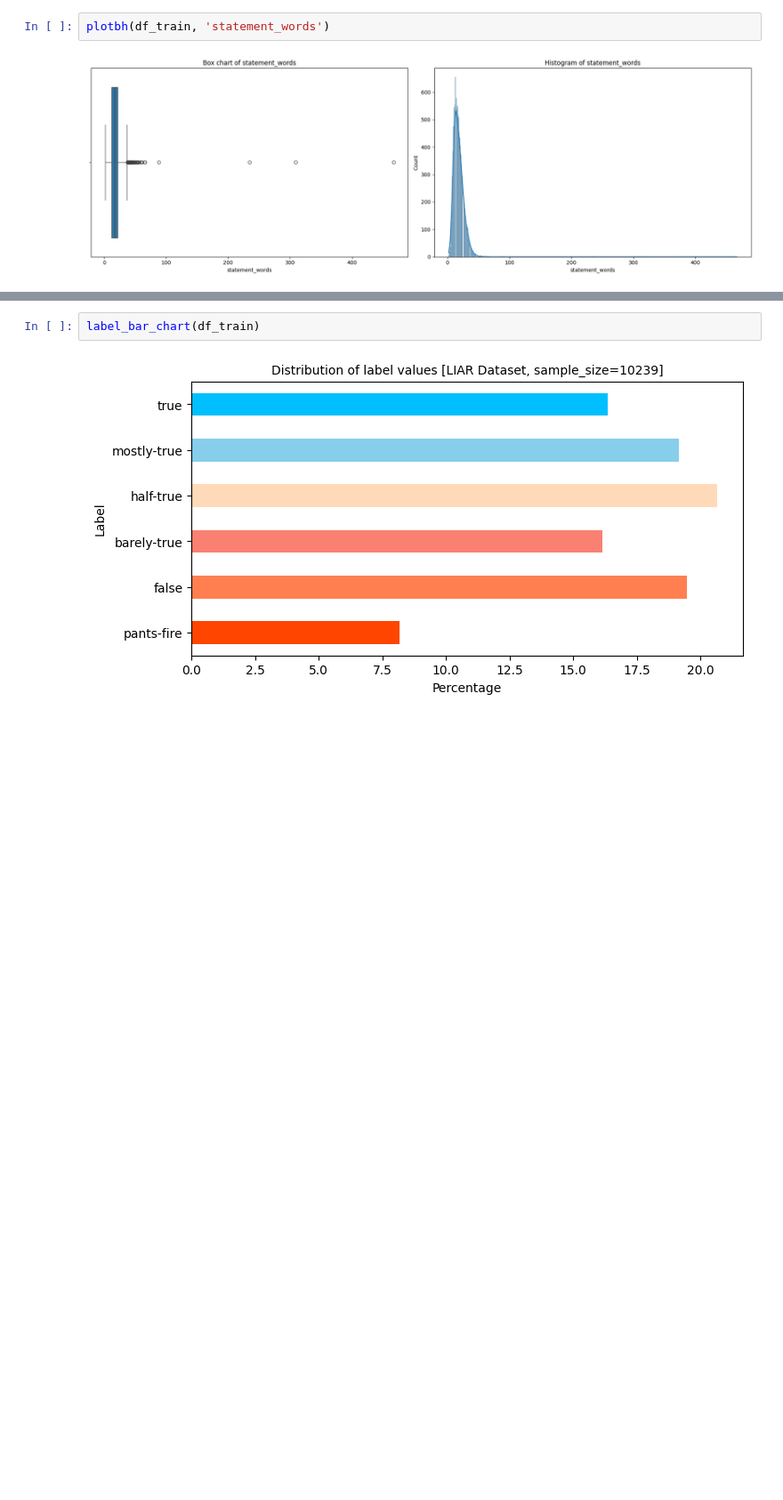
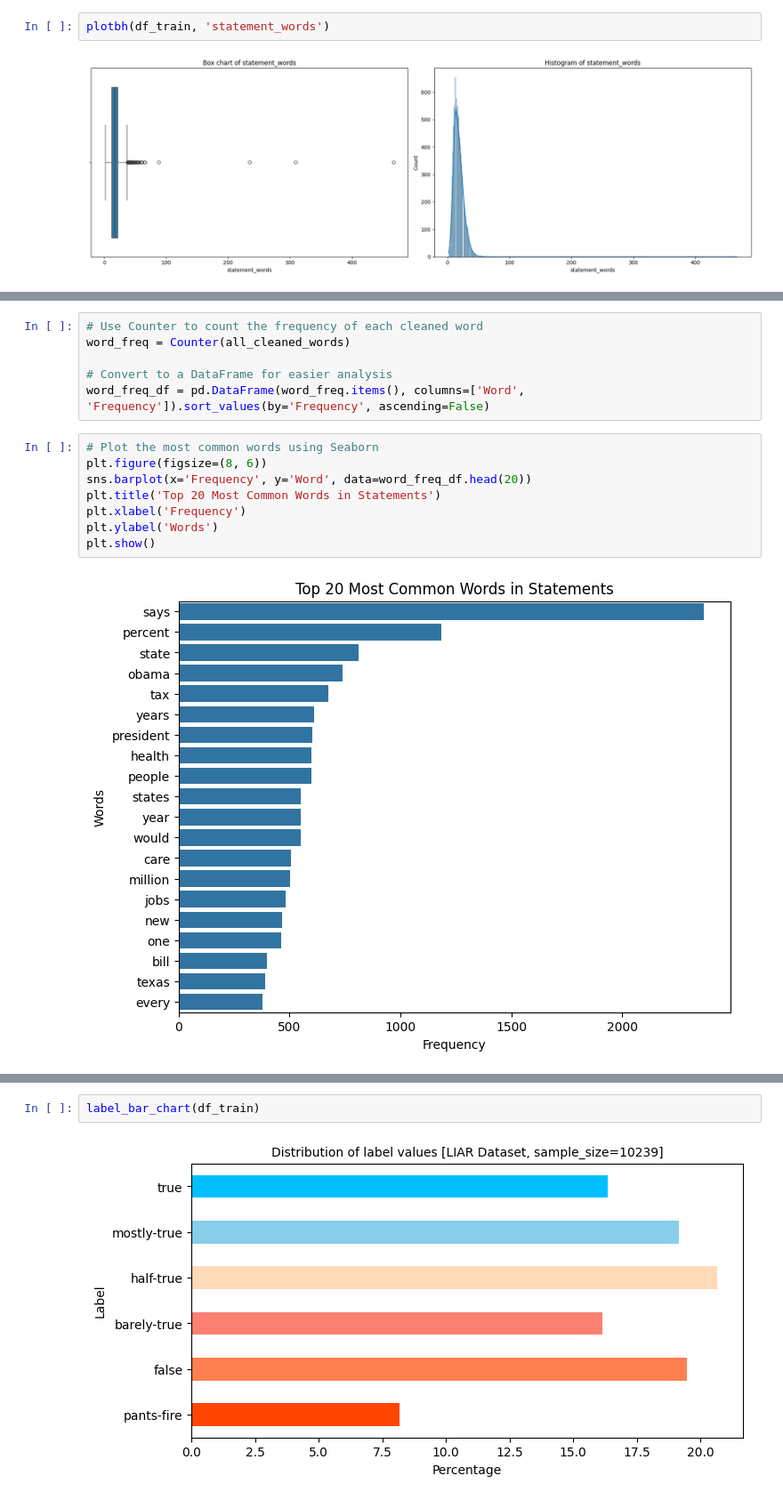
Before and after one commit to JessieLuo/AppliedMachineLearning, a Jupyter notebook: LIAR.ipynb, the cells around one changed output, grey strips where cells are left out. Shown: that part at 89% size. Drawn from its saved outputs; the diff is of its cells as text; blank space fills up the shorter version.

```diff
--- a/LIAR.ipynb
+++ b/LIAR.ipynb
@@ -126,0 +166,16 @@ plotbh(df_train, 'statement_words')
+# %%
+# Use Counter to count the frequency of each cleaned word
+word_freq = Counter(all_cleaned_words)
+
+# Convert to a DataFrame for easier analysis
+word_freq_df = pd.DataFrame(word_freq.items(), columns=['Word', 'Frequency']).sort_values(by='Frequency', ascending=False)
+# %%
+# Plot the most common words using Seaborn
+plt.figure(figsize=(8, 6))
+sns.barplot(x='Frequency', y='Word', data=word_freq_df.head(20))
+plt.title('Top 20 Most Common Words in Statements')
+plt.xlabel('Frequency')
+plt.ylabel('Words')
+plt.show()
+# %% [output]
+[figure, added]
```
Also changed, not shown: parts of 31 cells of this notebook, 2 other files.
